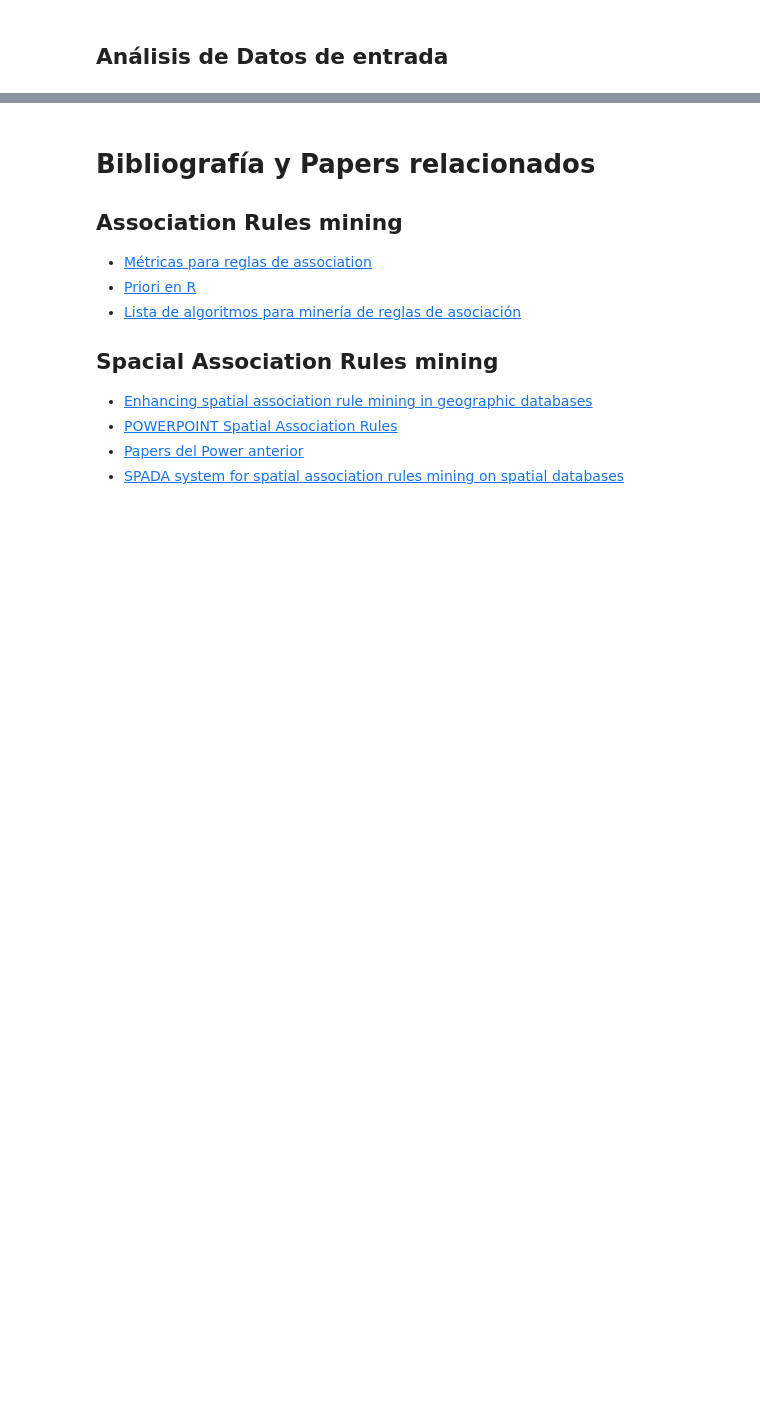
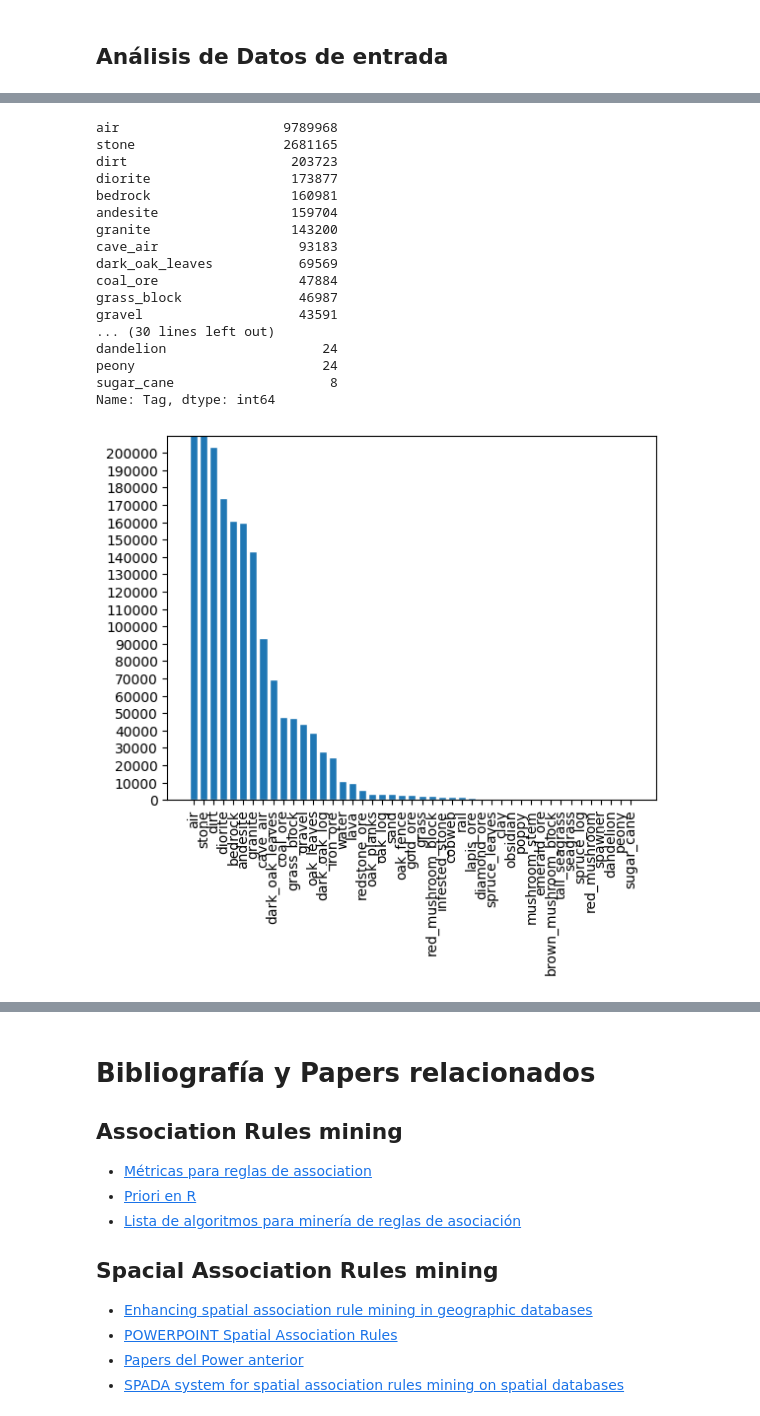
Before and after one commit to MrtC101/spatial-association-rules-mining, a Jupyter notebook: proyecto_final/code/python/Analisis.ipynb, the cells around one changed output, grey strips where cells are left out. Drawn from its saved outputs; the diff is of its cells as text; code cells hidden in the pictures; blank space fills up the shorter version.

Commit message:
Few more graphics for data analisis

```diff
--- a/proyecto_final/code/python/Analisis.ipynb
+++ b/proyecto_final/code/python/Analisis.ipynb
@@ -49,4 +55,4 @@ with open(csvPath,'w') as csvFile:
 #Lectura del CSV
 import pandas as pd
 df = pd.read_csv(csvPath,delimiter=";",lineterminator="\n")
-print(df)
+df = df.rename(columns={"ChunkX": "CX","ChunkZ\r": "CZ"}, errors="raise")
@@ -81,0 +96,36 @@ AttributeError: 'AxesSubplot' object has no attribute 'show'
+# %%
+import matplotlib.pyplot as plt
+import numpy as np
+# make data:
+x = df["Tag"].value_counts().axes[0]
+y = df["Tag"].value_counts()
+print(y)
+# plot
+fig, ax = plt.subplots()
+
+ax.bar(x, y, width=0.8, edgecolor="white")
+
+ax.set(xticks=np.arange(0, len(x)),
+       ylim=(0, 210000), yticks=np.arange(0, 210000,10000))
+
+plt.xticks(rotation=90)
+plt.show()
+# %% [output]
+air                     9789968
+stone                   2681165
+dirt                     203723
+diorite                  173877
+bedrock                  160981
+andesite                 159704
+granite                  143200
+cave_air                  93183
+dark_oak_leaves           69569
+coal_ore                  47884
+grass_block               46987
+gravel                    43591
+... (30 lines left out)
+dandelion                    24
+peony                        24
+sugar_cane                    8
+Name: Tag, dtype: int64
+[figure, added]
```
Also changed, not shown: parts of 24 cells of this notebook, 4 other files.
